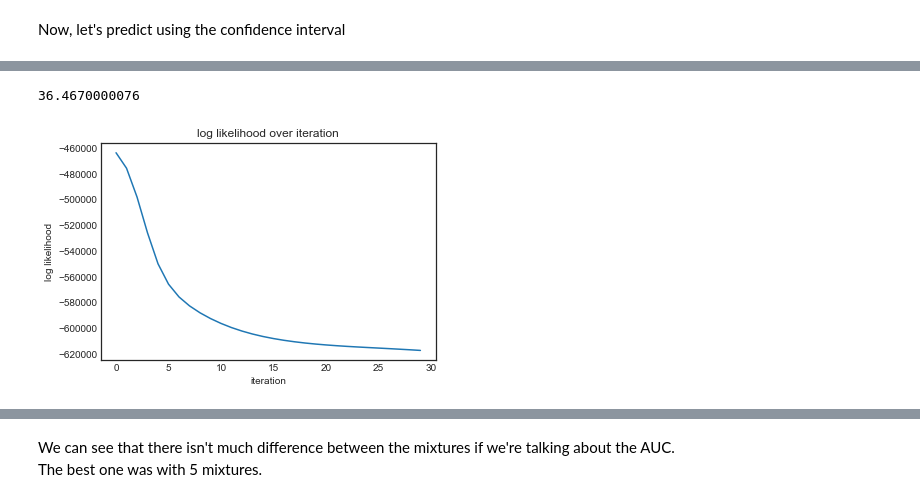
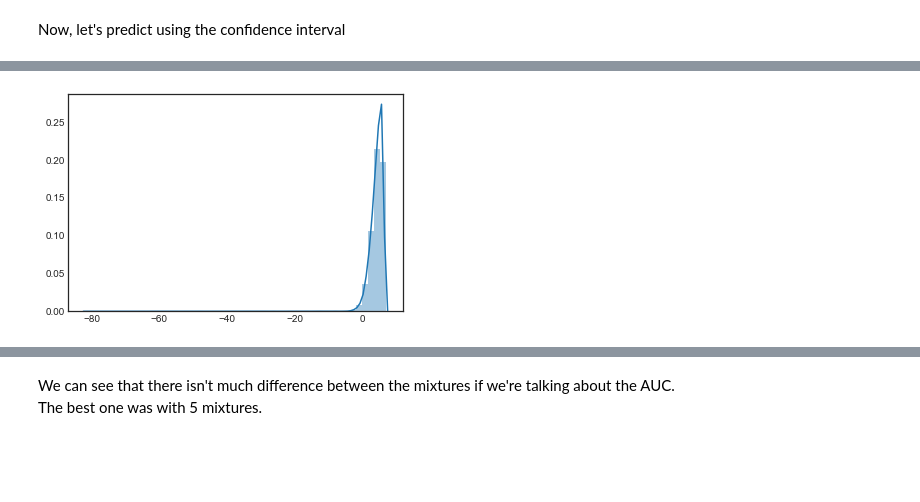
Before and after one commit to NekuSakuraba/machine-learning, a Jupyter notebook: projects/capstone/project/Project Development.ipynb, the cells around one changed output, grey strips where cells are left out. Cells and saved outputs as stored; diff of their text form; code cells hidden in the pictures; blank space fills up the shorter version.

```diff
--- a/projects/capstone/project/Project Development.ipynb
+++ b/projects/capstone/project/Project Development.ipynb
@@ -650,10 +652,5 @@ After some tries, I found out that with 3 mixtures the AuC got as good as the Ga
 #### t Model #01
 Let's try with the t distribution, and compare them
 # %%
-t_clf = MultivariateTMixture(n_components=1, random_state=0)
+t_clf = t_mix(n_components=1, random_state=0)
 t_clf.fit(X_resampled)
-
-l = []
-for i in range(15):
-    t_clf.iterate(X_resampled)
-    l.append(t_clf.log_likelihood(X_resampled))
@@ -719,25 +706,12 @@ from time import time
-# %%
-t_clf = MultivariateTMixture(n_components=4, random_state=0)
-t_clf.fit(X_resampled)
-
-start = time()
-l = []
-for i in range(30):
-    t_clf.iterate(X_resampled)
-    l.append(t_clf.log_likelihood(X_resampled))
-print time() - start
-# %% [output]
-36.4670000076
-# %%
-plt.plot(range(len(l)), l)
-plt.title('log likelihood over iteration')
-plt.ylabel('log likelihood')
-plt.xlabel('iteration')
-plt.show()
-# %% [output]
-[figure, removed]
+# %%
+t_clf = t_mix(n_components=2, random_state=0)
+t_clf.fit(X_resampled)
 # %%
-y_score = t_clf.pdf(X[~y.index.isin(idxs)].as_matrix())
-y_score = np.log(y_score)
+y_score = t_clf.score_samples(X[~y.index.isin(idxs)].as_matrix())
+# %%
+sns.distplot(y_score)
+plt.show()
+# %% [output]
+[figure, added]
 # %%
 best = (0, 0, 0, 0)
```
Also changed, not shown: parts of 59 cells of this notebook, 2 other files.
